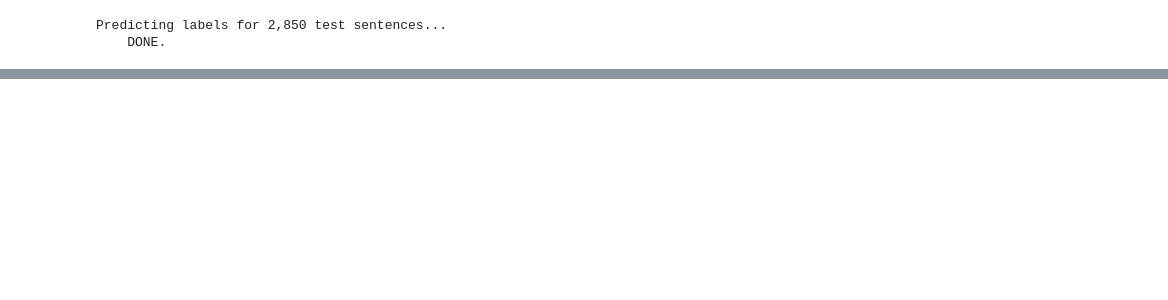
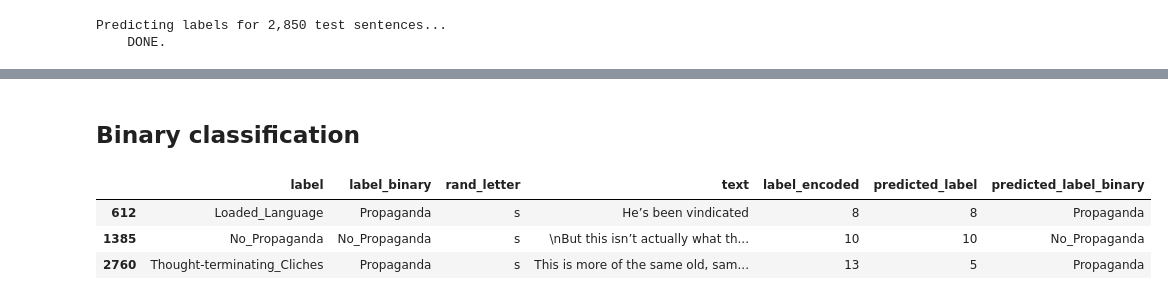
Before and after one commit to Bcromas/propaganda_bert, a Jupyter notebook: bert.ipynb, the cells around one changed output, grey strips where cells are left out. Saved outputs shown, nothing was run; the diff lists cells and outputs as text; code cells hidden in the pictures; blank space fills up the shorter version.

```diff
--- a/bert.ipynb
+++ b/bert.ipynb
@@ -722,0 +894,2 @@ IndexError: ignored
+# %% [markdown]
+## Binary classification
@@ -722,0 +899,7 @@ IndexError: ignored
+# %%
+dev_df.sample(3)
+# %% [output]
+|  | label | label_binary | rand_letter | text | label_encoded | predicted_label | predicted_label_binary |
+| 612 | Loaded_Language | Propaganda | s | He’s been vindicated | 8 | 8 | Propaganda |
+| 1385 | No_Propaganda | No_Propaganda | s | \nBut this isn’t actually what th... | 10 | 10 | No_Propaganda |
+| 2760 | Thought-terminating_Cliches | Propaganda | s | This is more of the same old, sam... | 13 | 5 | Propaganda |
```
Also changed, not shown: parts of 35 cells of this notebook.
